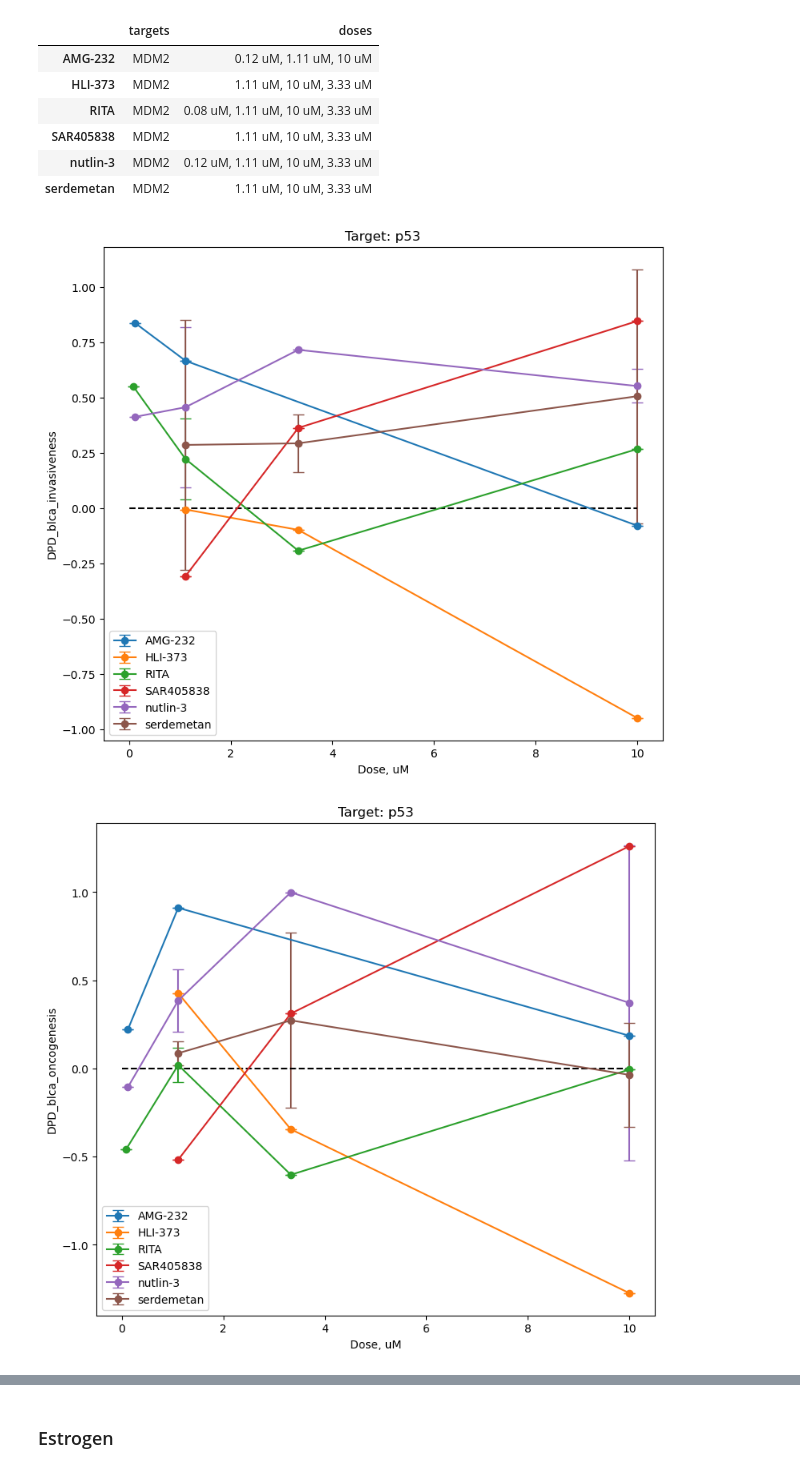
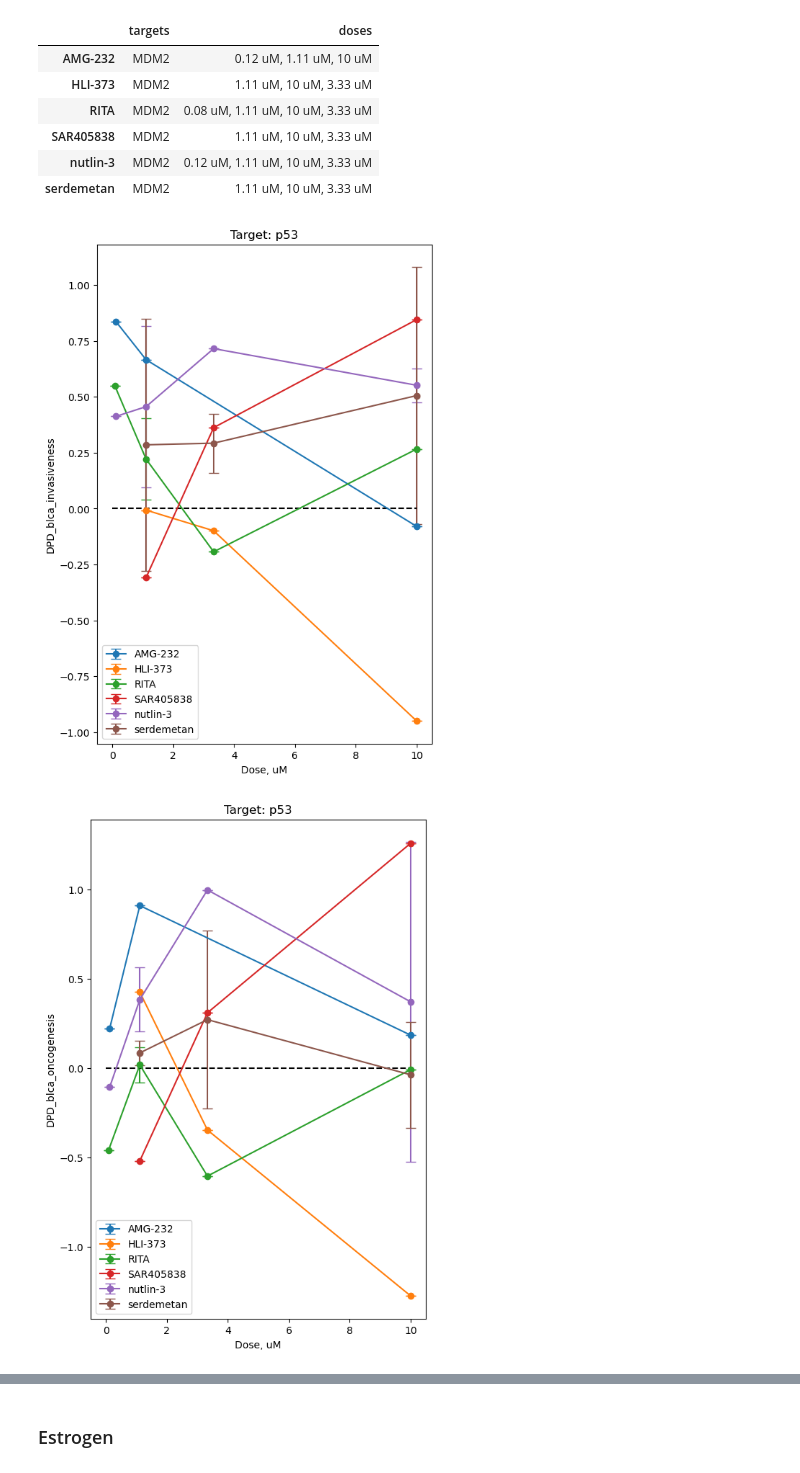
Before and after one commit to jingsday/blca_publication, a Jupyter notebook: blca_publication_Scripts/blca_Scripts_dpds/00_DPD_plots_2020_BLCA_BC3C.ipynb, the cells around one changed output, grey strips where cells are left out. Saved outputs shown, nothing was run; the diff lists cells and outputs as text; code cells hidden in the pictures.

```diff
--- a/blca_publication_Scripts/blca_Scripts_dpds/00_DPD_plots_2020_BLCA_BC3C.ipynb
+++ b/blca_publication_Scripts/blca_Scripts_dpds/00_DPD_plots_2020_BLCA_BC3C.ipynb
@@ -527,5 +588,5 @@ print("drugs for target " + target + ":" , len(drugs), drugs)
 # %%
-drugs_list = drugs + ["I-BET-151", "JQ-1-R", "PFI-1"]
+drugs_list = drugs +['ponatinib']
 
 targets = []
 doses = []
@@ -697,0 +766,13 @@ print_drugs += target_drugs
+# %%
+drugs_list = drugs
+
+targets = []
+doses = []
+
+for drug in drugs_list:
+    targets.append(", ".join(sorted(list(set(sig_info_cell_df.loc[sig_info_cell_df.pert_drug == drug].targets)))))
+    doses.append(", ".join(sorted(list(set(sig_info_cell_df.loc[sig_info_cell_df.pert_drug == drug].dose)))))
+
+target_drugs_df = pd.DataFrame(list(zip(targets, doses)), index = drugs_list, columns = ["targets","doses"])
+
+display(target_drugs_df)
@@ -697,0 +785,27 @@ print_drugs += target_drugs
+# %%
+target_name = "TOP2A"
+target_drugs= drugs
+#target_drugs = ["CGP-60474", "dinaciclib", "roscovitine", "OTS-167", "PHA-767491"]
+# deleted PHA-848125, alvocidib because other targets = CDK4, CDK6 (other phase of cell cycle)
+
+for DPD_val in states:
+    plt.figure(figsize = (6,9))
+    for drug in target_drugs:
+        doses = sorted(list(set(sig_info_cell_df.loc[sig_info_cell_df.pert_drug == drug].dose_float)))
+        DPDs = []
+        DPD_errs = []
+        for dose in doses:
+            labels = sig_info_cell_df.loc[(sig_info_cell_df.pert_drug == drug) & (sig_info_cell_df.dose_float == dose)].index
+            DPDs.append(statistics.mean(DPD_df.loc[labels, DPD_val]))
+            if (len(labels) > 1):
+                DPD_errs.append(scipy.stats.sem(DPD_df.loc[labels, DPD_val]))
+            else:
+                DPD_errs.append(0)
+        plt.errorbar(doses, DPDs, yerr = DPD_errs, fmt = "o-", label = drug, capsize = 5)
+    plt.legend()
+    plt.plot([0,10], [0,0], "--", color = "red")
+    plt.xlabel("Dose, uM",fontsize=20)
+    plt.ylabel("DPD_" + DPD_val,fontsize=20)
+    plt.title("Target: " + target_name,fontsize=20)
+    #plt.savefig(os.path.join(out_dir, target_name + "_DPD_" + DPD_val + ".png"), dpi = 300)
+    plt.show()
@@ -783,27 +901,27 @@ display(target_drugs_df)
 # %%
 target_name = "p53"
 target_drugs = drugs_list
 
 for DPD_val in states:
-    plt.figure(figsize = (9,8))
+    plt.figure(figsize = (6,9))
     for drug in target_drugs:
         doses = sorted(list(set(sig_info_cell_df.loc[sig_info_cell_df.pert_drug == drug].dose_float)))
         DPDs = []
         DPD_errs = []
         for dose in doses:
             labels = sig_info_cell_df.loc[(sig_info_cell_df.pert_drug == drug) & (sig_info_cell_df.dose_float == dose)].index
             DPDs.append(statistics.mean(DPD_df.loc[labels, DPD_val]))
             if (len(labels) > 1):
                 DPD_errs.append(scipy.stats.sem(DPD_df.loc[labels, DPD_val]))
             else:
                 DPD_errs.append(0)
         plt.errorbar(doses, DPDs, yerr = DPD_errs, fmt = "o-", label = drug, capsize = 5)
     plt.legend()
     plt.plot([0,10], [0,0], "--", color = "black")
     plt.xlabel("Dose, uM")
     plt.ylabel("DPD_" + DPD_val)
     plt.title("Target: " + target_name)
     #plt.savefig(os.path.join(out_dir, target_name + "_DPD_" + DPD_val + ".png"), dpi = 300)
 # %% [output]
-[figure, old version]
+[figure, new version]
-[figure, old version]
+[figure, new version]
```
Also changed, not shown: parts of 42 cells of this notebook.
